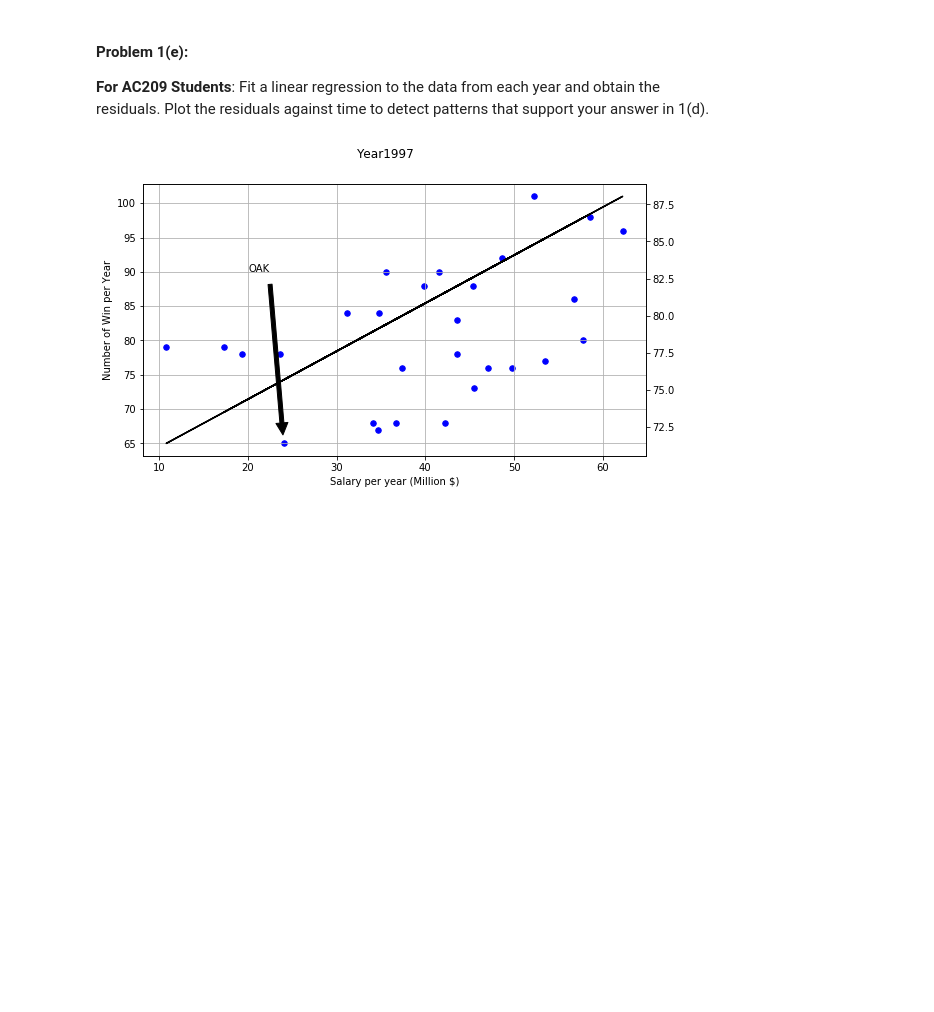
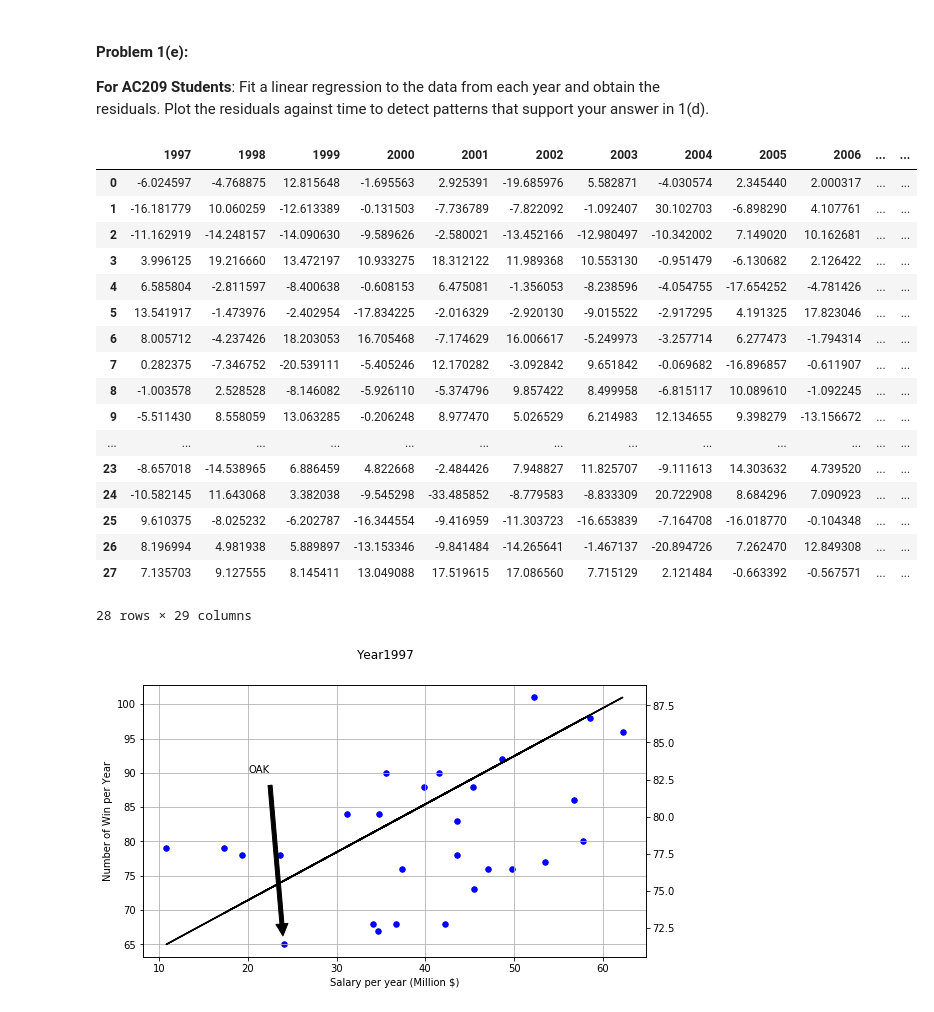
Before and after one commit to Theerit/2014, a Jupyter notebook: homework/HW1.ipynb, the cells around one changed output. Drawn from its saved outputs; the diff is of its cells as text; code cells hidden in the pictures; blank space fills up the shorter version.

Commit message:
Got residual table on problem 1e

```diff
--- a/homework/HW1.ipynb
+++ b/homework/HW1.ipynb
@@ -182,3 +182,37 @@ git commit -m 'Reach problem 1(e)'
 git push
+# %%
+#your code here
+from sklearn import datasets, linear_model
+residuals= pd.DataFrame()
+for y in summary.yearID[:]:
+    #fig,ax = plt.subplots(figsize=(9,5))
+    X = summary.salary[summary.yearID==y]/(10**6)
+    Y = summary.W[summary.yearID==y]
+    lm = linear_model.LinearRegression()
+    lm.fit(X.values.reshape(-1,1),Y)
+    residuals[y] = (lm.predict(X.values.reshape(-1,1))-Y).reset_index(drop=True)
+
+#residuals=residuals.T
+#residuals = residuals.sort_index()
+residuals
+# %% [output]
+|  | 1997 | 1998 | 1999 | 2000 | 2001 | 2002 | 2003 | 2004 | 2005 | 2006 | ... | ... |
+| 0 | -6.024597 | -4.768875 | 12.815648 | -1.695563 | 2.925391 | -19.685976 | 5.582871 | -4.030574 | 2.345440 | 2.000317 | ... | ... |
+| 1 | -16.181779 | 10.060259 | -12.613389 | -0.131503 | -7.736789 | -7.822092 | -1.092407 | 30.102703 | -6.898290 | 4.107761 | ... | ... |
+| 2 | -11.162919 | -14.248157 | -14.090630 | -9.589626 | -2.580021 | -13.452166 | -12.980497 | -10.342002 | 7.149020 | 10.162681 | ... | ... |
+| 3 | 3.996125 | 19.216660 | 13.472197 | 10.933275 | 18.312122 | 11.989368 | 10.553130 | -0.951479 | -6.130682 | 2.126422 | ... | ... |
+| 4 | 6.585804 | -2.811597 | -8.400638 | -0.608153 | 6.475081 | -1.356053 | -8.238596 | -4.054755 | -17.654252 | -4.781426 | ... | ... |
+| 5 | 13.541917 | -1.473976 | -2.402954 | -17.834225 | -2.016329 | -2.920130 | -9.015522 | -2.917295 | 4.191325 | 17.823046 | ... | ... |
+| 6 | 8.005712 | -4.237426 | 18.203053 | 16.705468 | -7.174629 | 16.006617 | -5.249973 | -3.257714 | 6.277473 | -1.794314 | ... | ... |
+| 7 | 0.282375 | -7.346752 | -20.539111 | -5.405246 | 12.170282 | -3.092842 | 9.651842 | -0.069682 | -16.896857 | -0.611907 | ... | ... |
+| 8 | -1.003578 | 2.528528 | -8.146082 | -5.926110 | -5.374796 | 9.857422 | 8.499958 | -6.815117 | 10.089610 | -1.092245 | ... | ... |
+| 9 | -5.511430 | 8.558059 | 13.063285 | -0.206248 | 8.977470 | 5.026529 | 6.214983 | 12.134655 | 9.398279 | -13.156672 | ... | ... |
+| ... | ... | ... | ... | ... | ... | ... | ... | ... | ... | ... | ... | ... |
+| 23 | -8.657018 | -14.538965 | 6.886459 | 4.822668 | -2.484426 | 7.948827 | 11.825707 | -9.111613 | 14.303632 | 4.739520 | ... | ... |
+| 24 | -10.582145 | 11.643068 | 3.382038 | -9.545298 | -33.485852 | -8.779583 | -8.833309 | 20.722908 | 8.684296 | 7.090923 | ... | ... |
+| 25 | 9.610375 | -8.025232 | -6.202787 | -16.344554 | -9.416959 | -11.303723 | -16.653839 | -7.164708 | -16.018770 | -0.104348 | ... | ... |
+| 26 | 8.196994 | 4.981938 | 5.889897 | -13.153346 | -9.841484 | -14.265641 | -1.467137 | -20.894726 | 7.262470 | 12.849308 | ... | ... |
+| 27 | 7.135703 | 9.127555 | 8.145411 | 13.049088 | 17.519615 | 17.086560 | 7.715129 | 2.121484 | -0.663392 | -0.567571 | ... | ... |
+28 rows × 29 columns
 # %%
 #your code here
```
Also changed, not shown: parts of 2 cells of this notebook.
